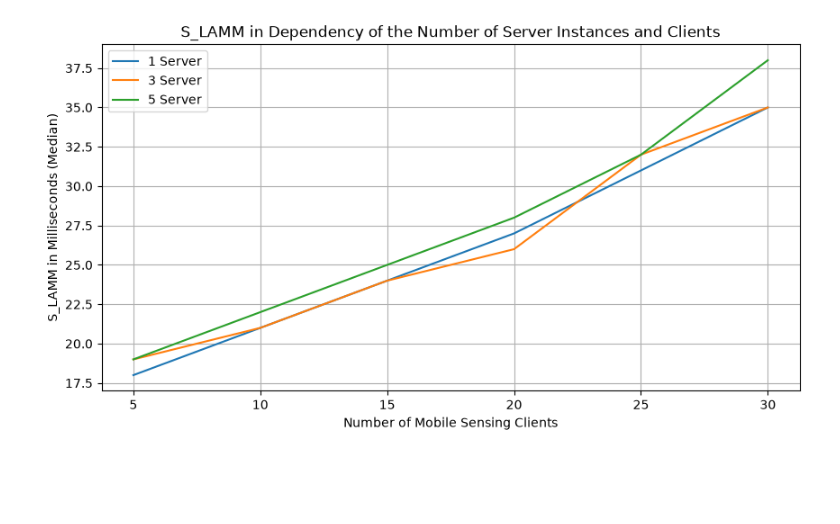
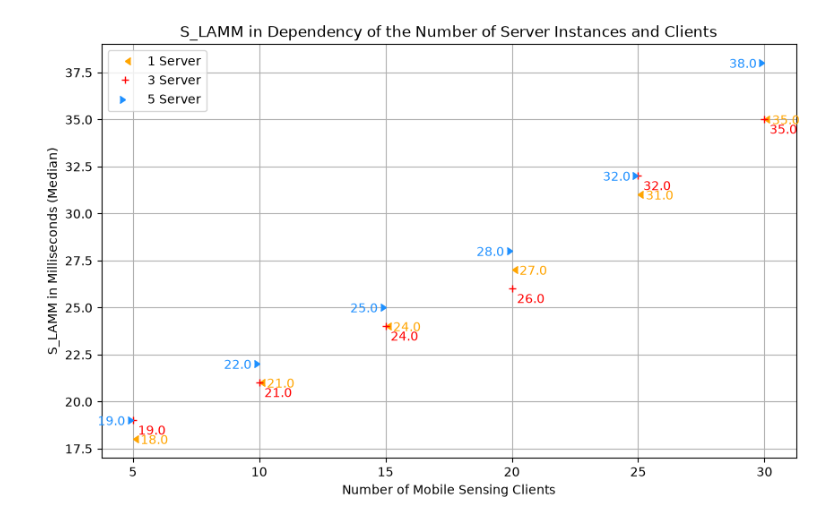
Before and after one commit to leopoldBlk/crowd-monitoring-mcs-application, a Jupyter notebook: evaluation/metricsCalculation/S_LAMM.ipynb, the cells around one changed output. Cells and saved outputs as stored; diff of their text form; code cells hidden in the pictures; blank space fills up the shorter version.

```diff
--- a/evaluation/metricsCalculation/S_LAMM.ipynb
+++ b/evaluation/metricsCalculation/S_LAMM.ipynb
@@ -61,20 +111,30 @@ for (logPath, clientNumber) in listOf5ServerLogs.items():
 # %%
 figure = plt.figure()
 
-plt.plot(dfSLAMM1Server['Number of Mobile Sensing Clients'], dfSLAMM1Server['S_LAMM (Median)'], label='1 Server')
-plt.plot(dfSLAMM3Server['Number of Mobile Sensing Clients'], dfSLAMM3Server['S_LAMM (Median)'], label='3 Server')
-plt.plot(dfSLAMM5Server['Number of Mobile Sensing Clients'], dfSLAMM5Server['S_LAMM (Median)'], label='5 Server')
+plt.plot(dfSLAMM1Server['Number of Mobile Sensing Clients'], dfSLAMM1Server['S_LAMM (Median)'],linestyle='', marker=4, label='1 Server', color='orange')
+plt.plot(dfSLAMM3Server['Number of Mobile Sensing Clients'], dfSLAMM3Server['S_LAMM (Median)'],linestyle='', marker='+', label='3 Server', color='red')
+plt.plot(dfSLAMM5Server['Number of Mobile Sensing Clients'], dfSLAMM5Server['S_LAMM (Median)'],linestyle='', marker=5, label='5 Server', color='dodgerblue')
 
 plt.title("S_LAMM in Dependency of the Number of Server Instances and Clients")
 plt.xlabel("Number of Mobile Sensing Clients")
 plt.ylabel("S_LAMM in Milliseconds (Median)")
 
+for i, row in dfSLAMM1Server.iterrows():
+    # plt.text(x=row['Number of Mobile Sensing Clients']+0.3, y=row['S_LAMM (Median)']-0.25, s=round(row['MAD'], 2), color='orange', horizontalalignment = 'left')
+    plt.text(x=row['Number of Mobile Sensing Clients']+0.3, y=row['S_LAMM (Median)']-0.25, s=row['S_LAMM (Median)'], color='orange', horizontalalignment = 'left')
+for i, row in dfSLAMM3Server.iterrows():
+    # plt.text(x=row['Number of Mobile Sensing Clients']+0.2, y=row['S_LAMM (Median)']-0.75, s=round(row['MAD'], 2), color='red')
+    plt.text(x=row['Number of Mobile Sensing Clients']+0.2, y=row['S_LAMM (Median)']-0.75, s=row['S_LAMM (Median)'], color='red')
+for i, row in dfSLAMM5Server.iterrows():
+    # plt.text(x=row['Number of Mobile Sensing Clients']-0.3, y=row['S_LAMM (Median)']-0.25, s=round(row['MAD'], 2), color='dodgerblue', horizontalalignment = 'right')
+    plt.text(x=row['Number of Mobile Sensing Clients']-0.3, y=row['S_LAMM (Median)']-0.25, s=row['S_LAMM (Median)'], color='dodgerblue', horizontalalignment = 'right')
+
 plt.grid()
 plt.legend()
 
 figure.set_figwidth(10)
-figure.set_figheight(5)
+figure.set_figheight(6)
 
 plt.show()
 # %% [output]
-[figure, old version]
+[figure, new version]
```
Also changed, not shown: parts of 3 cells of this notebook.
